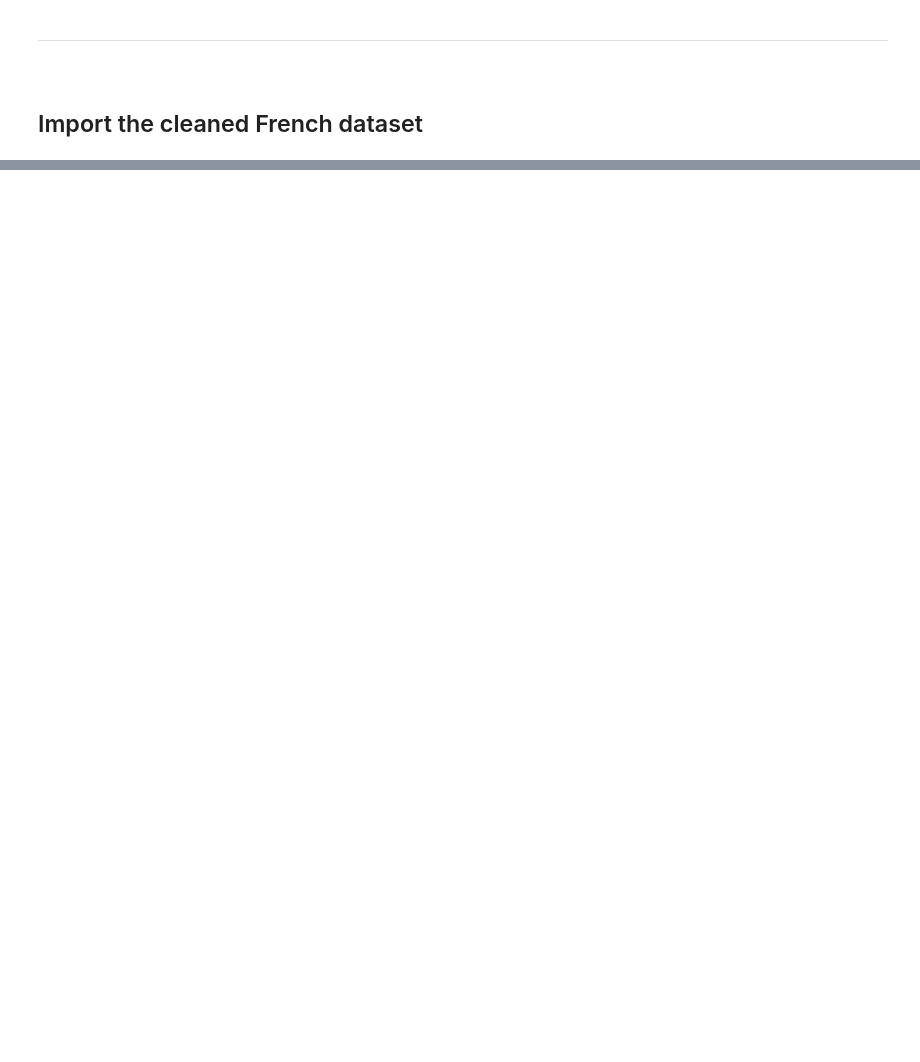
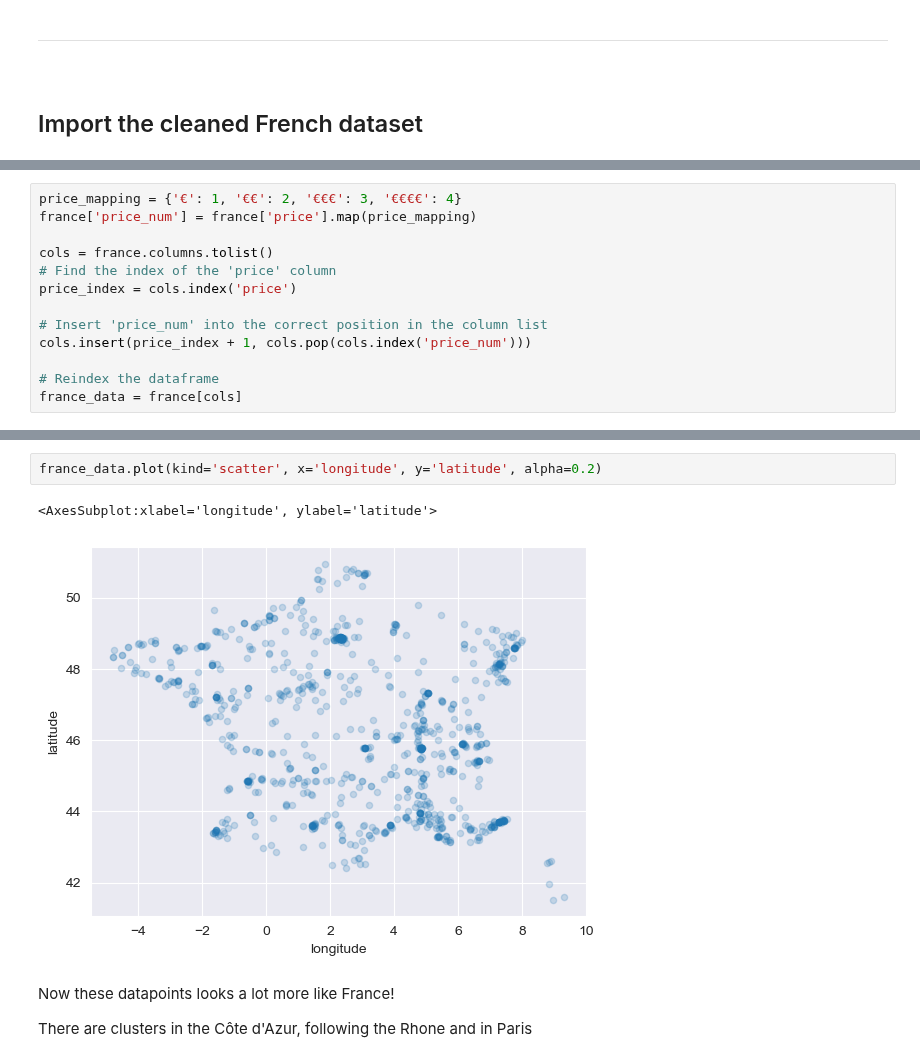
Before and after one commit to pineapple-bois/Michelin_Rated_Restaurants, a Jupyter notebook: Notebooks/France.ipynb, the cells around one changed output, grey strips where cells are left out. Cells and saved outputs as stored; diff of their text form; blank space fills up the shorter version.

Commit message:
France data split

```diff
--- a/Notebooks/France.ipynb
+++ b/Notebooks/France.ipynb
@@ -26,0 +58,13 @@ france.head(10)
+# %%
+price_mapping = {'€': 1, '€€': 2, '€€€': 3, '€€€€': 4}
+france['price_num'] = france['price'].map(price_mapping)
+
+cols = france.columns.tolist()
+# Find the index of the 'price' column
+price_index = cols.index('price')
+
+# Insert 'price_num' into the correct position in the column list
+cols.insert(price_index + 1, cols.pop(cols.index('price_num')))
+
+# Reindex the dataframe
+france_data = france[cols]
@@ -26,0 +97,9 @@ france.head(10)
+# %%
+france_data.plot(kind='scatter', x='longitude', y='latitude', alpha=0.2)
+# %% [output]
+<AxesSubplot:xlabel='longitude', ylabel='latitude'>
+[figure, added]
+# %% [markdown]
+Now these datapoints looks a lot more like France!
+
+There are clusters in the Côte d'Azur, following the Rhone and in Paris
```
Also changed, not shown: parts of 42 cells of this notebook.
